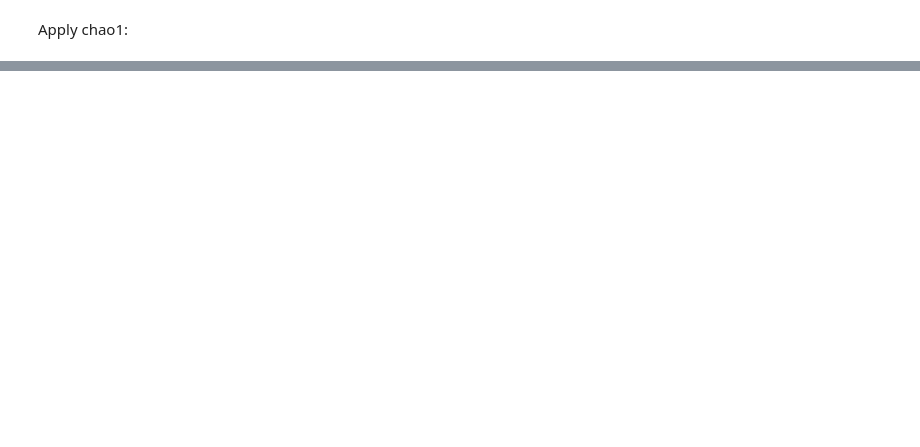
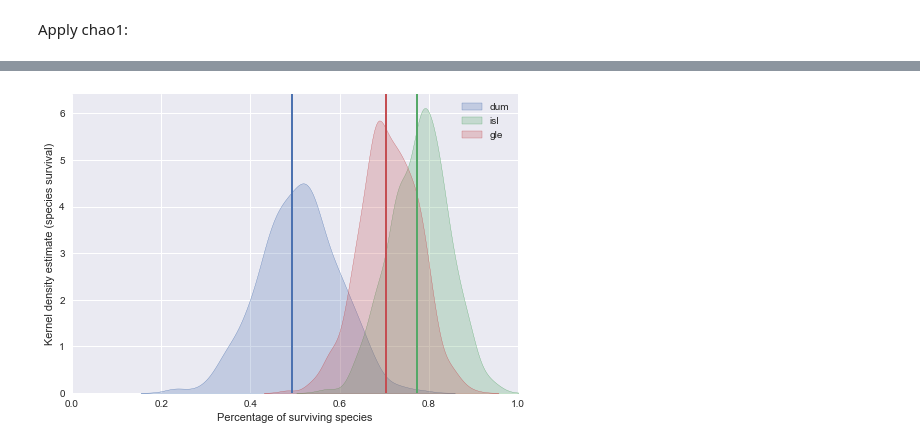
Before and after one commit to mikekestemont/copia, a Jupyter notebook: quickstart.ipynb, the cells around one changed output, grey strips where cells are left out. Saved outputs shown, nothing was run; the diff lists cells and outputs as text; code cells hidden in the pictures; blank space fills up the shorter version.

```diff
--- a/quickstart.ipynb
+++ b/quickstart.ipynb
@@ -83,0 +94,4 @@ plot.species_accumulation_curve(abundance)
+# %%
+df = plot.survival(assemblages, method='chao1')
+# %% [output]
+[figure, added]
```
Also changed, not shown: parts of 16 cells of this notebook, 4 other files.
